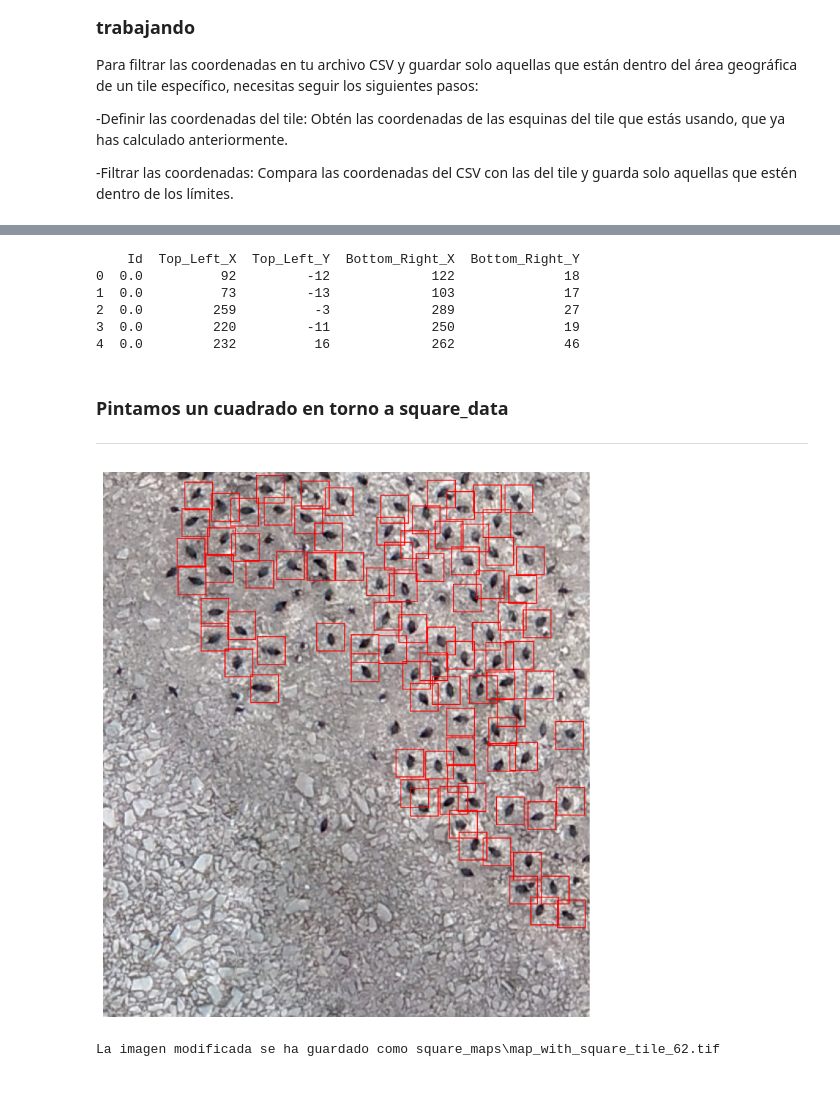
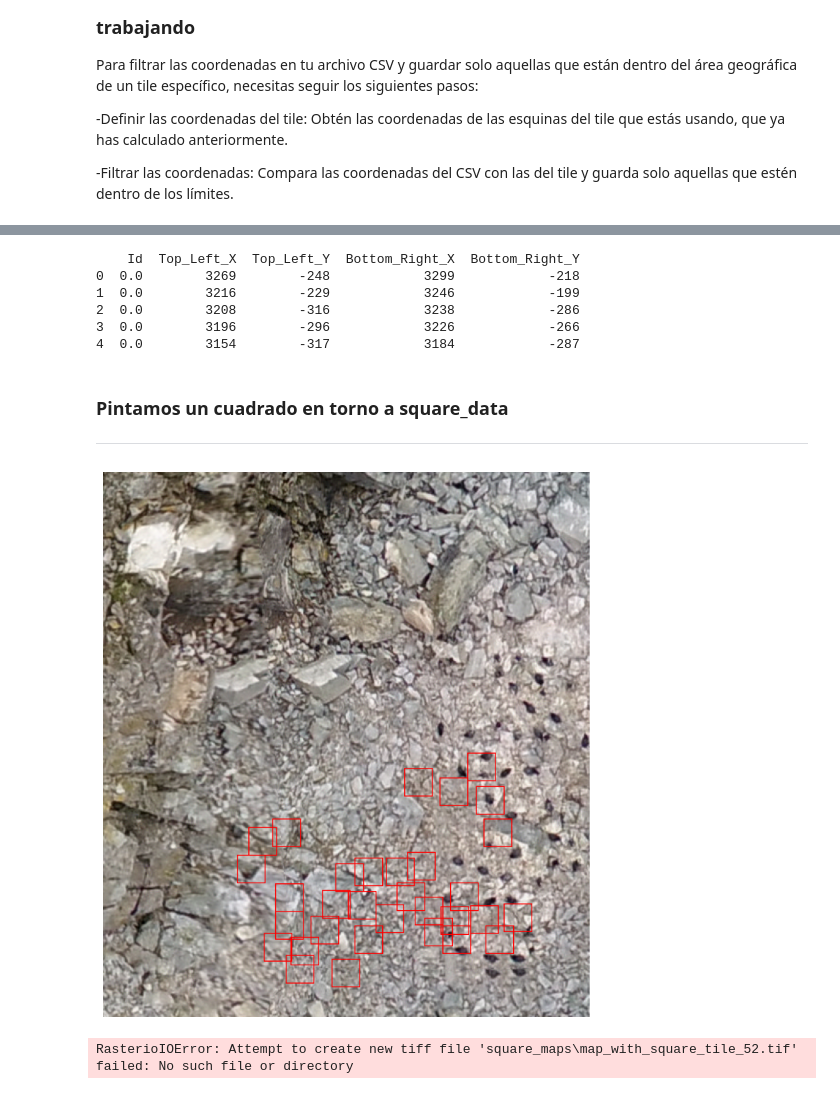
Before and after one commit to fjzamora93/CountingPenguins, a Jupyter notebook: 2.ExtraccionMetadatosTile_500x500.ipynb, the cells around one changed output, grey strips where cells are left out. Cells and saved outputs as stored; diff of their text form; code cells hidden in the pictures.

```diff
--- a/2.ExtraccionMetadatosTile_500x500.ipynb
+++ b/2.ExtraccionMetadatosTile_500x500.ipynb
@@ -20,8 +18,7 @@ except Exception:
 # %% [markdown]
 ### Cargamos la imagen
 # %%
-
-NUM_TILE = 62
+NUM_TILE = 52
 
 if os.path.exists('/content/drive/My Drive/doctorado_albert/conteo_pinguinos/'):
     path  = '/content/drive/My Drive/doctorado_albert/conteo_pinguinos/'
@@ -29,13 +26,13 @@ else:
     path = 'G:\\.shortcut-targets-by-id\\1pYgV5EIk4-LapLNhlCwpQaDAzuqNffXG\\doctorado_albert\\conteo_pinguinos'
 
 image_name = f"recortes/recorte_{NUM_TILE}.tif"
+tiff_file = os.path.join(path, image_name)
 
 
-OUTPUT_DIR = os.path.join('maps', f'tiles_500x500_{NUM_TILE}')
-tiff_file = os.path.join(OUTPUT_DIR, "test_tile.tiff")
-
-# Verificamos la carga de la imagen (este código no será necesario más tarde, ya que usaremos rasteiro)
-image = Image.open(tiff_file)
-print(f"Imagen cargada desde: {tiff_file}")
-print("Dimensiones: ", image.size)
+#! Verificamos la carga de la imagen (Solamente obtenemos información)
+with rasterio.open(tiff_file) as src:
+    print(f"Imagen cargada desde: {tiff_file}")
+    print("Dimensiones: ", (src.width, src.height))
+    print("Transformación de coordenadas: ", src.transform)
+    print("Sistema de coordenadas: ", src.crs)
 # %% [output]
@@ -48,10 +51,10 @@ with rasterio.open(tiff_file) as src:
     # Obtener los metadatos
     transform = src.transform
     metadata = src.meta
-    top_left = src.transform * (0, 0)
+    TOP_LEFT = src.transform * (0, 0)
     top_right = src.transform * (src.width, 0)
     bottom_left = src.transform * (0, src.height)
-    bottom_right = src.transform * (src.width, src.height)
+    BOTTOM_RIGHT = src.transform * (src.width, src.height)
     width, height = src.width, src.height
 
     print("Metadatos de la imagen:")
@@ -65,8 +68,8 @@ with rasterio.open(tiff_file) as src:
     print("Transformación:", src.transform)  # Transformación espacial
 
     print("Coordenadas de las esquinas de la imagen:")
-    print("TOP LEFT:", top_left)
-    print("BOTTOM RIGHT:", bottom_right)
+    print("TOP LEFT:", TOP_LEFT)
+    print("BOTTOM RIGHT:", BOTTOM_RIGHT)
     print("TOP RIGHT:", top_right)
     print("BOTTOM LEFT:", bottom_left)
 # %% [output]
@@ -90,8 +93,8 @@ BOTTOM LEFT: (-59.231666494568785, -62.301385298398735)
 # %% [markdown]
 ### Definimos las coordenadas del Tile
 # %%
-min_x, max_y = bottom_right
-max_x, min_y = top_left
+min_x, max_y = BOTTOM_RIGHT
+max_x, min_y = TOP_LEFT
 
-print (bottom_right, top_left)
+print (BOTTOM_RIGHT, TOP_LEFT)
 # %% [output]
@@ -196,18 +204,20 @@ square_data = pd.DataFrame(squares)
 print(square_data.head())
 # %% [output]
     Id  Top_Left_X  Top_Left_Y  Bottom_Right_X  Bottom_Right_Y
-0  0.0          92         -12             122              18
-1  0.0          73         -13             103              17
-2  0.0         259          -3             289              27
-3  0.0         220         -11             250              19
-4  0.0         232          16             262              46
+0  0.0        3269        -248            3299            -218
+1  0.0        3216        -229            3246            -199
+2  0.0        3208        -316            3238            -286
+3  0.0        3196        -296            3226            -266
+4  0.0        3154        -317            3184            -287
 # %% [markdown]
 ### Pintamos un cuadrado en torno a square_data
 ---
 # %%
-# Abre el archivo TIFF
+tile_name = f'tiles_500x500_{NUM_TILE}'
+tiff_name = f'tile_{NUM_TILE}_subrecorte_396.tiff'
+tiff_file = os.path.join('cut_tiles', tile_name, tiff_name)
+
 with rasterio.open(tiff_file) as src:
-    # Leer la imagen y obtener la transformación
     image = src.read()
     transform = src.transform
 
@@ -232,34 +242,34 @@ for _, row in square_data.iterrows():
         # Borde superior
         for x in range(top_left_x, bottom_right_x):
             image_with_squares[0, top_left_y, x] = 255  # R
             image_with_squares[1, top_left_y, x] = 0    # G
             image_with_squares[2, top_left_y, x] = 0    # B
 
         # Borde inferior
         for x in range(top_left_x, bottom_right_x):
             image_with_squares[0, bottom_right_y - 1, x] = 255  # R
             image_with_squares[1, bottom_right_y - 1, x] = 0    # G
             image_with_squares[2, bottom_right_y - 1, x] = 0    # B
 
         # Borde izquierdo
         for y in range(top_left_y, bottom_right_y):
             image_with_squares[0, y, top_left_x] = 255  # R
             image_with_squares[1, y, top_left_x] = 0    # G
             image_with_squares[2, y, top_left_x] = 0    # B
 
         # Borde derecho
         for y in range(top_left_y, bottom_right_y):
             image_with_squares[0, y, bottom_right_x - 1] = 255  # R
             image_with_squares[1, y, bottom_right_x - 1] = 0    # G
             image_with_squares[2, y, bottom_right_x - 1] = 0    # B
 
 # Mostrar la imagen resultante
 plt.figure(figsize=(10, 10))
 plt.imshow(np.transpose(image_with_squares, (1, 2, 0)))  # Cambiar el orden para mostrar correctamente
 plt.axis('off')  # Quitar los ejes
 plt.show()
 # %% [output]
-[figure, old version]
+[figure, new version]
 # %%
 # Guardar la imagen modificada en el directorio especificado
 output_image_path = os.path.join('square_maps', f'map_with_square_tile_{NUM_TILE}.tif')
@@ -272,4 +282,4 @@ with rasterio.open(output_image_path, 'w', driver='GTiff', height=image_with_squ
 
 print(f"La imagen modificada se ha guardado como {output_image_path}")
 # %% [output]
-La imagen modificada se ha guardado como square_maps\map_with_square_tile_62.tif
+RasterioIOError: Attempt to create new tiff file 'square_maps\map_with_square_tile_52.tif' failed: No such file or directory
```
Also changed, not shown: parts of 11 cells of this notebook, 27 other files.
